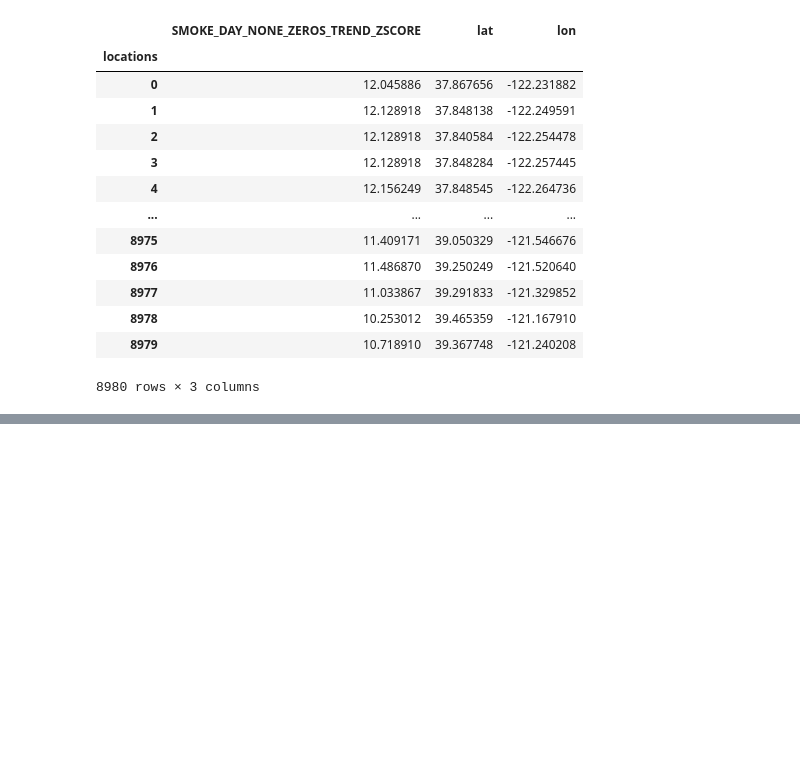
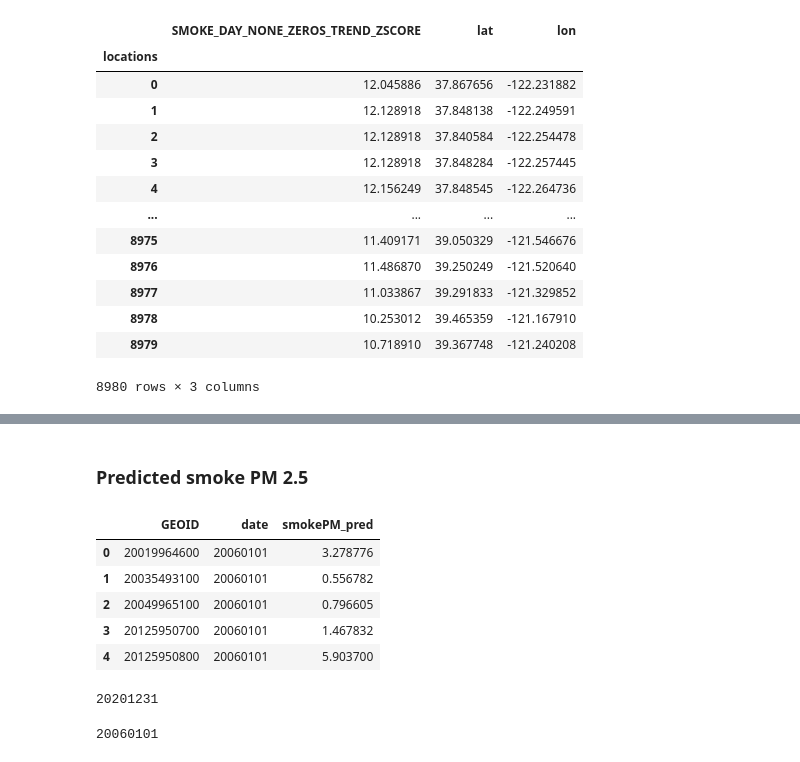
Before and after one commit to NSAPH-Projects/concurrence-climate-hazards, a Jupyter notebook: explore_data.ipynb, the cells around one changed output, grey strips where cells are left out. Saved outputs shown, nothing was run; the diff lists cells and outputs as text; code cells hidden in the pictures; blank space fills up the shorter version.

Commit message:
add explore_data

```diff
--- a/explore_data.ipynb
+++ b/explore_data.ipynb
@@ -283,0 +294,21 @@ Attributes:
+# %% [markdown]
+### Predicted smoke PM 2.5
+# %%
+pspm25 = pd.read_csv("data/tract/smokePM2pt5_predictions_daily_tract_20060101-20201231.csv")
+# %%
+pspm25.head()
+# %% [output]
+|  | GEOID | date | smokePM_pred |
+| 0 | 20019964600 | 20060101 | 3.278776 |
+| 1 | 20035493100 | 20060101 | 0.556782 |
+| 2 | 20049965100 | 20060101 | 0.796605 |
+| 3 | 20125950700 | 20060101 | 1.467832 |
+| 4 | 20125950800 | 20060101 | 5.903700 |
+# %%
+pspm25.date.max()
+# %% [output]
+20201231
+# %%
+pspm25.date.min()
+# %% [output]
+20060101
```
Also changed, not shown: parts of 18 cells of this notebook.
